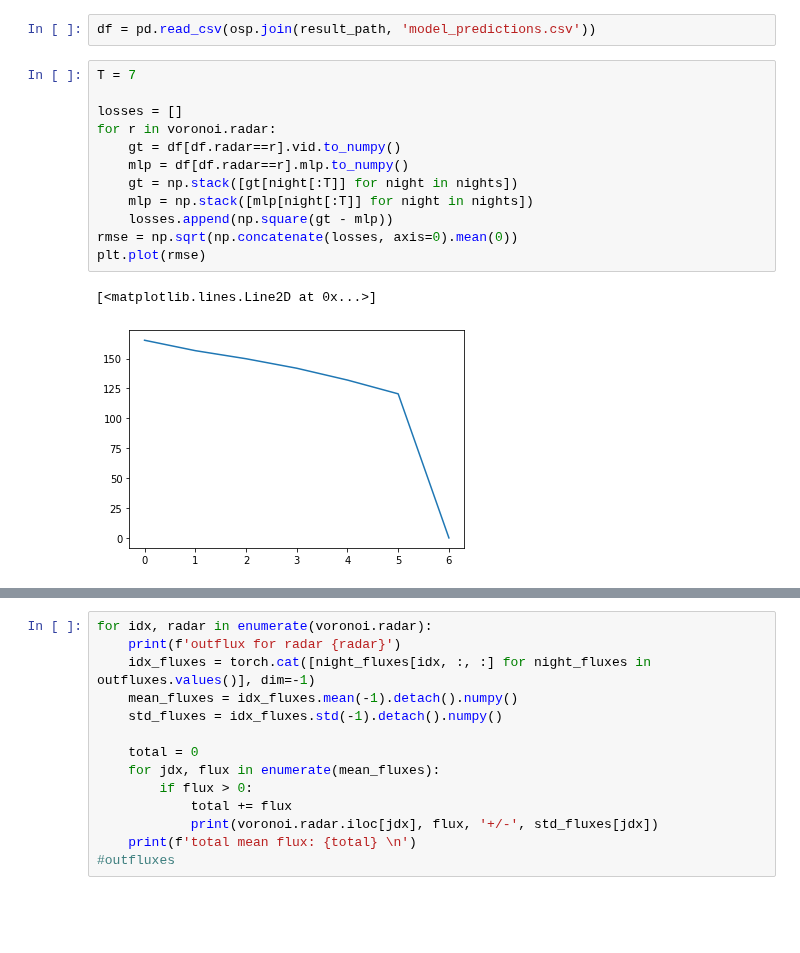
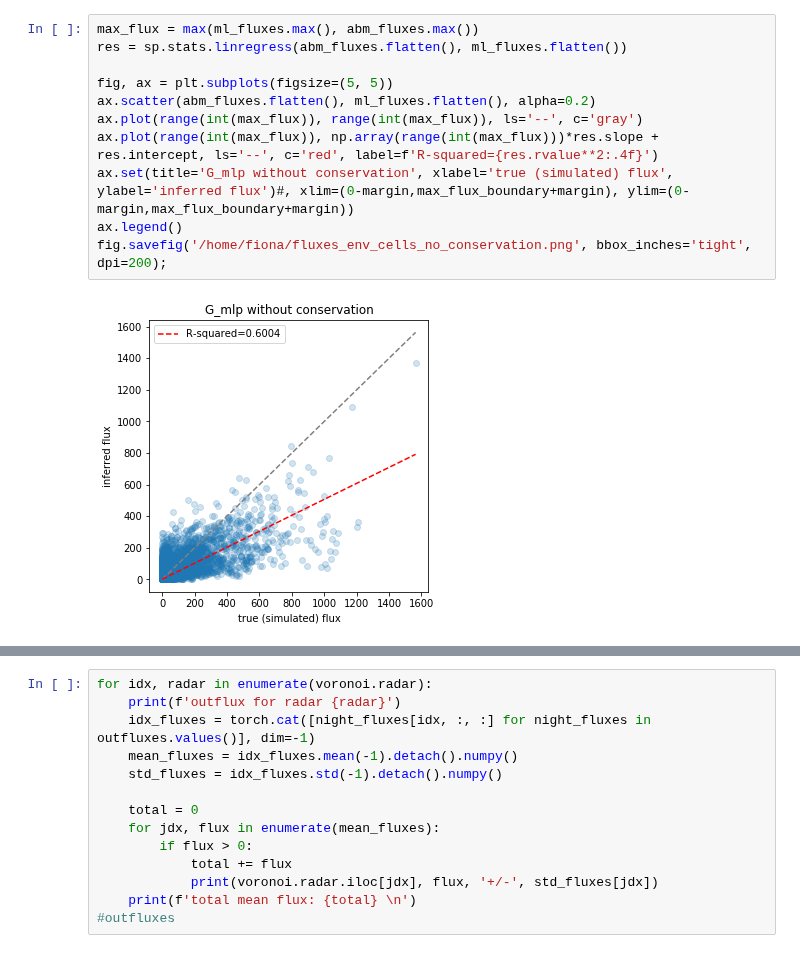
Before and after one commit to FionaLippert/birdMigration, a Jupyter notebook: notebooks/ML_models.ipynb, the cells around one changed output, grey strips where cells are left out. Drawn from its saved outputs; the diff is of its cells as text; blank space fills up the shorter version.

```diff
--- a/notebooks/ML_models.ipynb
+++ b/notebooks/ML_models.ipynb
@@ -57,19 +58,15 @@ FileNotFoundError: [Errno 2] No such file or directory: '/home/fiona/birdMigrati
-# %%
-df = pd.read_csv(osp.join(result_path, 'model_predictions.csv'))
-# %%
-T = 7
-
-losses = []
-for r in voronoi.radar:
-    gt = df[df.radar==r].vid.to_numpy()
-    mlp = df[df.radar==r].mlp.to_numpy()
-    gt = np.stack([gt[night[:T]] for night in nights])
-    mlp = np.stack([mlp[night[:T]] for night in nights])
-    losses.append(np.square(gt - mlp))
-rmse = np.sqrt(np.concatenate(losses, axis=0).mean(0))
-plt.plot(rmse)
-# %% [output]
-[<matplotlib.lines.Line2D at 0x...>]
-[figure, removed]
+# %%
+max_flux = max(ml_fluxes.max(), abm_fluxes.max())
+res = sp.stats.linregress(abm_fluxes.flatten(), ml_fluxes.flatten())
+
+fig, ax = plt.subplots(figsize=(5, 5))
+ax.scatter(abm_fluxes.flatten(), ml_fluxes.flatten(), alpha=0.2)
+ax.plot(range(int(max_flux)), range(int(max_flux)), ls='--', c='gray')
+ax.plot(range(int(max_flux)), np.array(range(int(max_flux)))*res.slope + res.intercept, ls='--', c='red', label=f'R-squared={res.rvalue**2:.4f}')
+ax.set(title='G_mlp without conservation', xlabel='true (simulated) flux', ylabel='inferred flux')#, xlim=(0-margin,max_flux_boundary+margin), ylim=(0-margin,max_flux_boundary+margin))
+ax.legend()
+fig.savefig('/home/fiona/fluxes_env_cells_no_conservation.png', bbox_inches='tight', dpi=200);
+# %% [output]
+[figure, added]
 # %%
 max_flux = max(ml_fluxes.max(), abm_fluxes.max())
```
Also changed, not shown: parts of 7 cells of this notebook, 2 other files.
